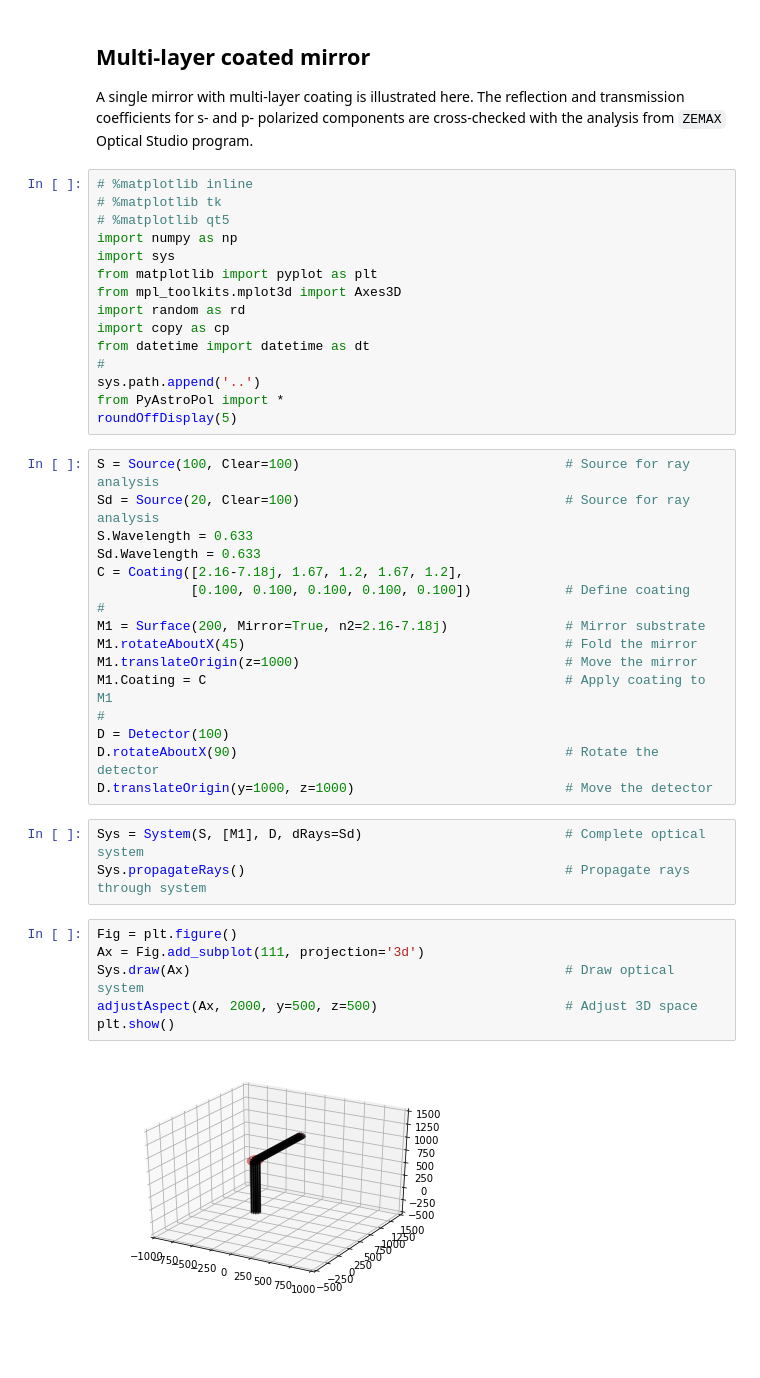
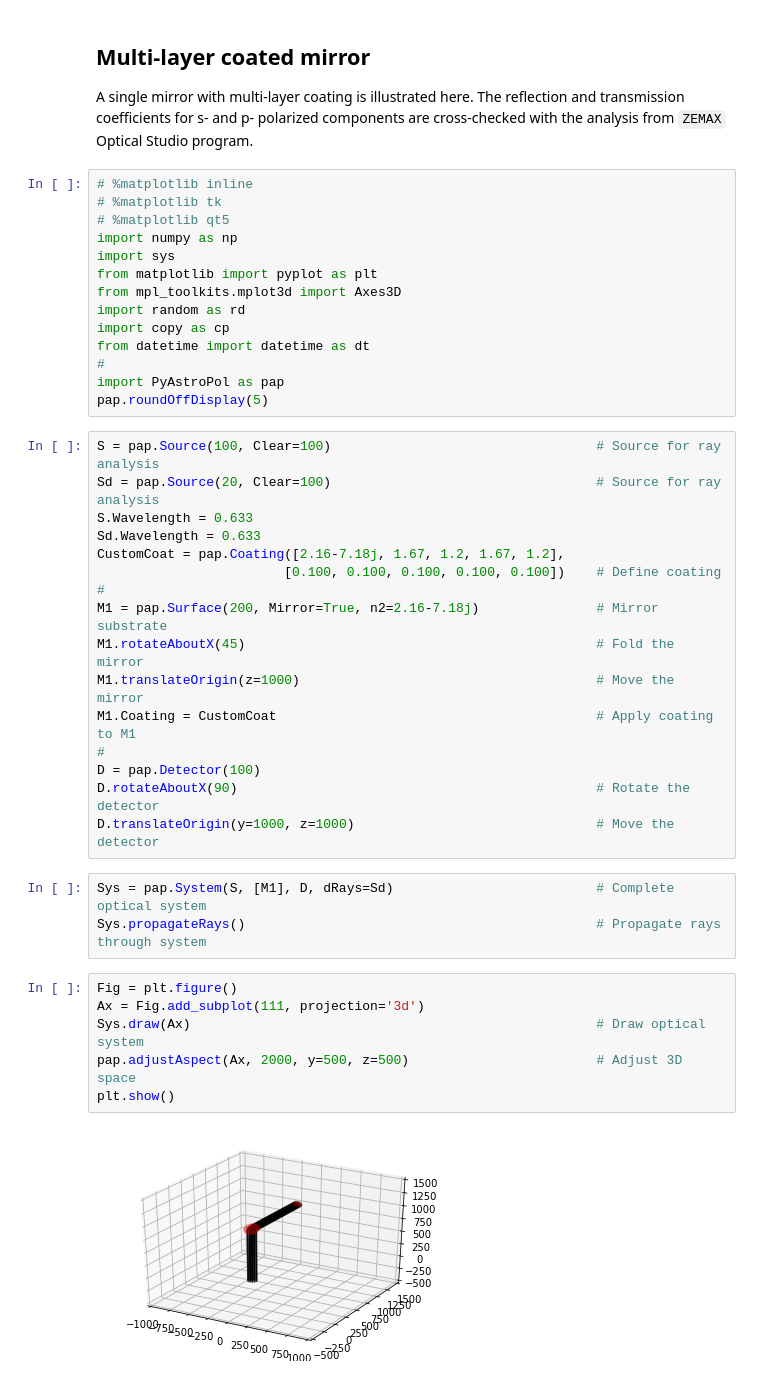
Before and after one commit to hemanthpruthvi/PyAstroPol, a Jupyter notebook: Examples/10_MirrorWithCoating.ipynb, the cells around one changed output. Drawn from its saved outputs; the diff is of its cells as text; blank space fills up the shorter version.

```diff
--- a/Examples/10_MirrorWithCoating.ipynb
+++ b/Examples/10_MirrorWithCoating.ipynb
@@ -13,34 +13,33 @@ import random as rd
 import copy as cp
 from datetime import datetime as dt
 #
-sys.path.append('..')
-from PyAstroPol import *
-roundOffDisplay(5)
+import PyAstroPol as pap
+pap.roundOffDisplay(5)
 # %%
-S = Source(100, Clear=100)                                  # Source for ray analysis
-Sd = Source(20, Clear=100)                                  # Source for ray analysis
+S = pap.Source(100, Clear=100)                                  # Source for ray analysis
+Sd = pap.Source(20, Clear=100)                                  # Source for ray analysis
 S.Wavelength = 0.633
 Sd.Wavelength = 0.633
-C = Coating([2.16-7.18j, 1.67, 1.2, 1.67, 1.2],
-            [0.100, 0.100, 0.100, 0.100, 0.100])            # Define coating
+CustomCoat = pap.Coating([2.16-7.18j, 1.67, 1.2, 1.67, 1.2],
+                        [0.100, 0.100, 0.100, 0.100, 0.100])    # Define coating
 #
-M1 = Surface(200, Mirror=True, n2=2.16-7.18j)               # Mirror substrate
-M1.rotateAboutX(45)                                         # Fold the mirror
-M1.translateOrigin(z=1000)                                  # Move the mirror
-M1.Coating = C                                              # Apply coating to M1
+M1 = pap.Surface(200, Mirror=True, n2=2.16-7.18j)               # Mirror substrate
+M1.rotateAboutX(45)                                             # Fold the mirror
+M1.translateOrigin(z=1000)                                      # Move the mirror
+M1.Coating = CustomCoat                                         # Apply coating to M1
 #
-D = Detector(100)
-D.rotateAboutX(90)                                          # Rotate the detector
-D.translateOrigin(y=1000, z=1000)                           # Move the detector
+D = pap.Detector(100)
+D.rotateAboutX(90)                                              # Rotate the detector
+D.translateOrigin(y=1000, z=1000)                               # Move the detector
 # %%
-Sys = System(S, [M1], D, dRays=Sd)                          # Complete optical system
-Sys.propagateRays()                                         # Propagate rays through system
+Sys = pap.System(S, [M1], D, dRays=Sd)                          # Complete optical system
+Sys.propagateRays()                                             # Propagate rays through system
 # %%
 Fig = plt.figure()
 Ax = Fig.add_subplot(111, projection='3d')
-Sys.draw(Ax)                                                # Draw optical system
-adjustAspect(Ax, 2000, y=500, z=500)                        # Adjust 3D space
+Sys.draw(Ax)                                                    # Draw optical system
+pap.adjustAspect(Ax, 2000, y=500, z=500)                        # Adjust 3D space
 plt.show()
 # %% [output]
-[figure, old version]
+[figure, new version]
 # %%
```
Also changed, not shown: parts of 1 cell of this notebook, 11 other files.
